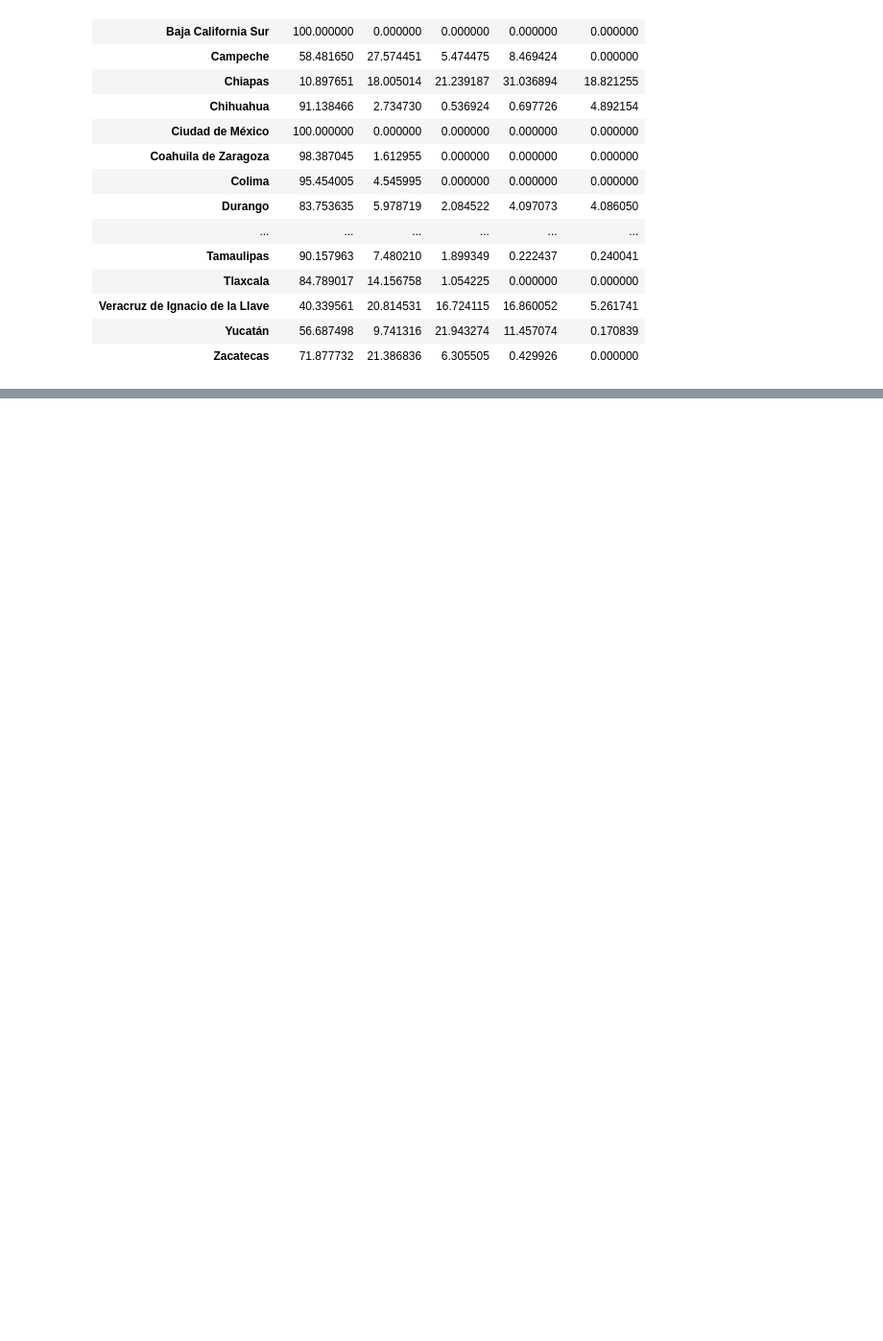
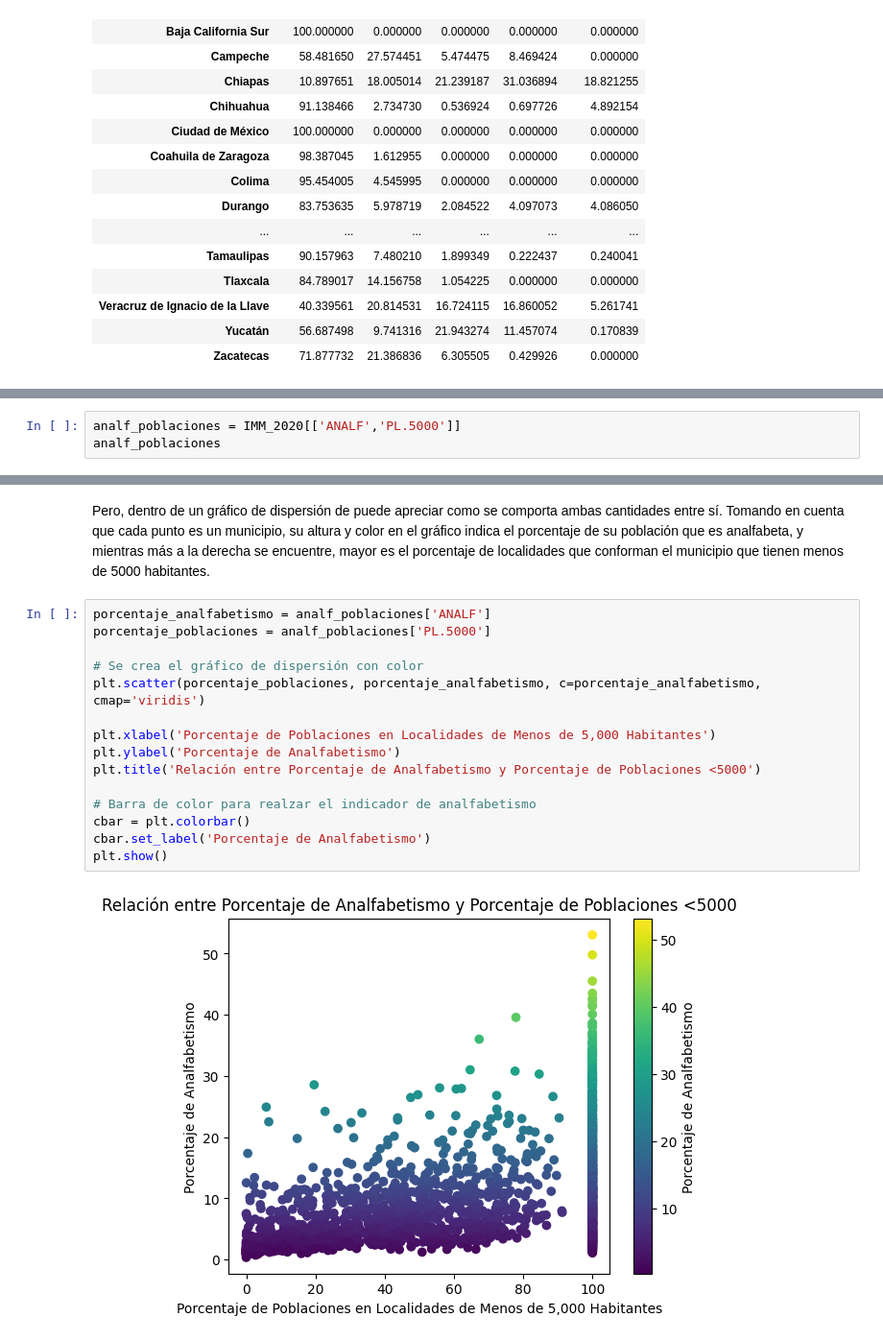
Before and after one commit to fofojaramillo/datsci-prog-proyecto, a Jupyter notebook: ind-marg.ipynb, the cells around one changed output, grey strips where cells are left out. Shown at 96% size. Saved outputs shown, nothing was run; the diff lists cells and outputs as text; blank space fills up the shorter version.

```diff
--- a/ind-marg.ipynb
+++ b/ind-marg.ipynb
@@ -247,0 +266,3 @@ Las gráficas comparadas
+# %%
+analf_poblaciones = IMM_2020[['ANALF','PL.5000']]
+analf_poblaciones
@@ -247,0 +283,19 @@ Las gráficas comparadas
+# %% [markdown]
+Pero, dentro de un gráfico de dispersión de puede apreciar como se comporta ambas cantidades entre sí. Tomando en cuenta que cada punto es un municipio, su altura y color en el gráfico indica el porcentaje de su población que es analfabeta, y mientras más a la derecha se encuentre, mayor es el porcentaje de localidades que conforman el municipio que tienen menos de 5000 habitantes.
+# %%
+porcentaje_analfabetismo = analf_poblaciones['ANALF']
+porcentaje_poblaciones = analf_poblaciones['PL.5000']
+
+# Se crea el gráfico de dispersión con color
+plt.scatter(porcentaje_poblaciones, porcentaje_analfabetismo, c=porcentaje_analfabetismo, cmap='viridis')
+
+plt.xlabel('Porcentaje de Poblaciones en Localidades de Menos de 5,000 Habitantes')
+plt.ylabel('Porcentaje de Analfabetismo')
+plt.title('Relación entre Porcentaje de Analfabetismo y Porcentaje de Poblaciones <5000')
+
+# Barra de color para realzar el indicador de analfabetismo
+cbar = plt.colorbar()
+cbar.set_label('Porcentaje de Analfabetismo')
+plt.show()
+# %% [output]
+[figure, added]
```
Also changed, not shown: parts of 40 cells of this notebook, 4 other files.
